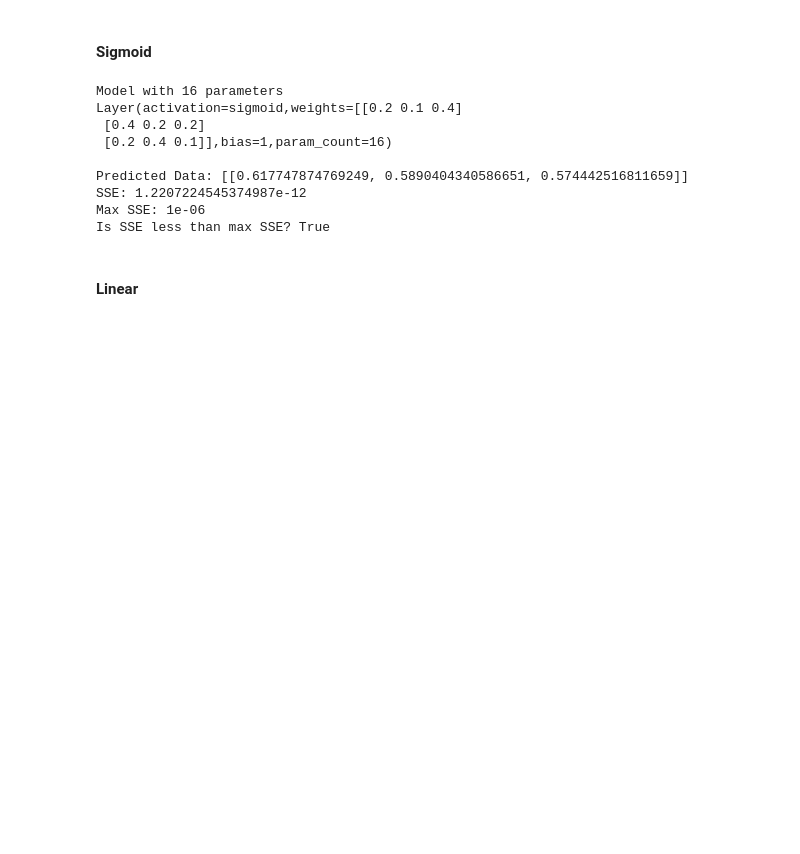
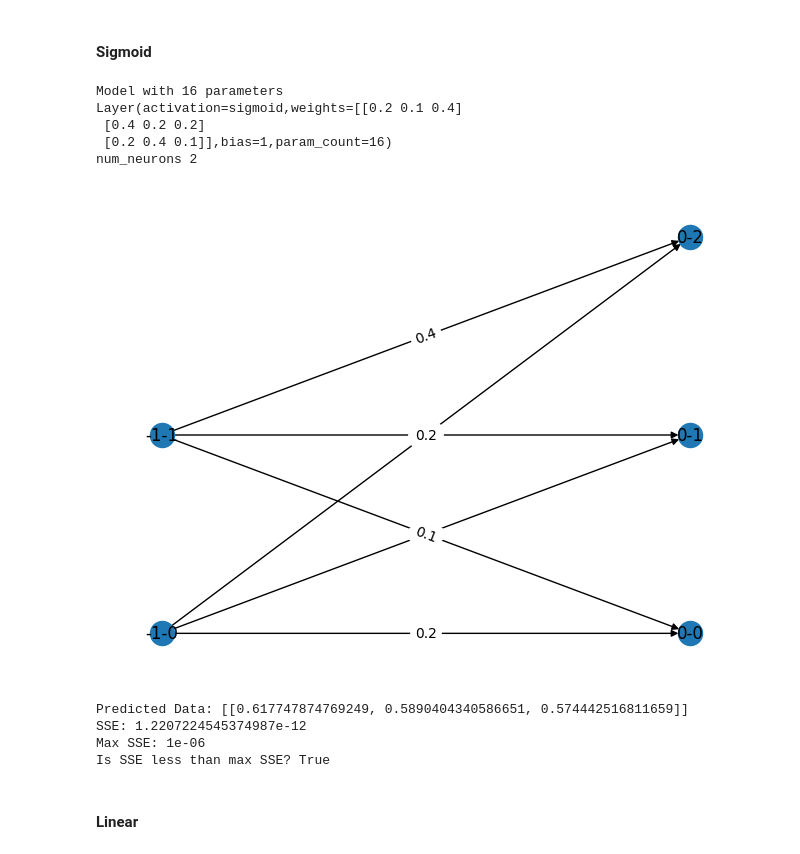
Before and after one commit to malikrafsan/Feed-Forward-Neural-Network-Implementation, a Jupyter notebook: main.ipynb, the cells around one changed output. Drawn from its saved outputs; the diff is of its cells as text; code cells hidden in the pictures; blank space fills up the shorter version.

```diff
--- a/main.ipynb
+++ b/main.ipynb
@@ -264,27 +307,29 @@ Is SSE less than max SSE? True
 # %%
 model_name = 'test/sigmoid'
 
 model_factory = ModelFactory(model_name)
 model = model_factory.create()
 model.summary()
+model.draw()
 print()
 
 data = [[0.2, 0.4]]
 expected_output = [[0.617747, 0.589040, 0.574442]]
 trained = model(data)
 print(f'Predicted Data: {trained}')
 
 tester.test(expected_output, trained)
 # %% [output]
 Model with 16 parameters
 Layer(activation=sigmoid,weights=[[0.2 0.1 0.4]
  [0.4 0.2 0.2]
  [0.2 0.4 0.1]],bias=1,param_count=16)
-
-Predicted Data: [[0.617747874769249, 0.5890404340586651, 0.574442516811659]]
-SSE: 1.2207224545374987e-12
-Max SSE: 1e-06
-Is SSE less than max SSE? True
+num_neurons 2
+[figure, added]
+Predicted Data: [[0.617747874769249, 0.5890404340586651, 0.574442516811659]]
+SSE: 1.2207224545374987e-12
+Max SSE: 1e-06
+Is SSE less than max SSE? True
 # %% [markdown]
 #### Linear
 # %%
```
Also changed, not shown: parts of 6 cells of this notebook, 3 other files.
